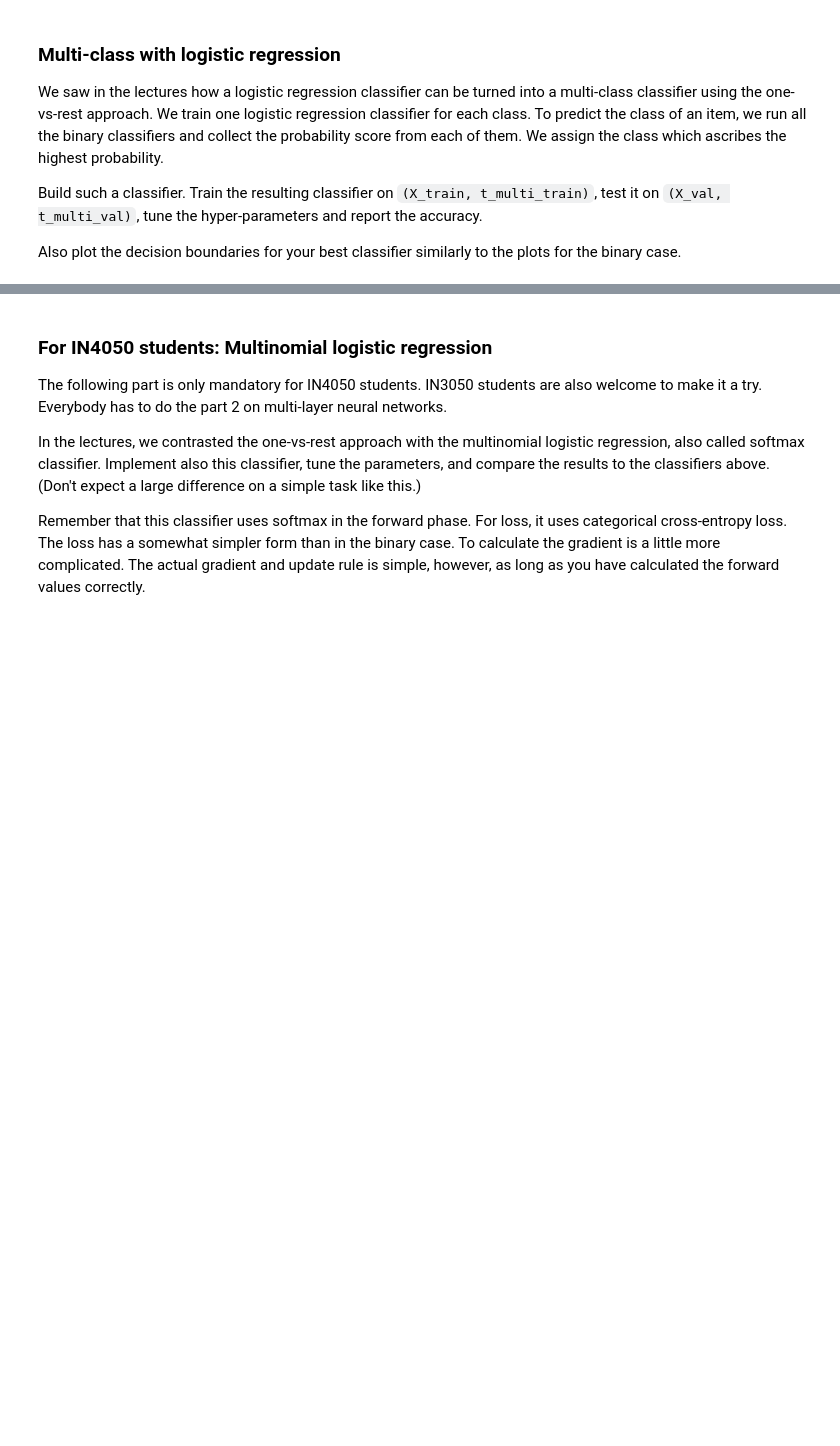
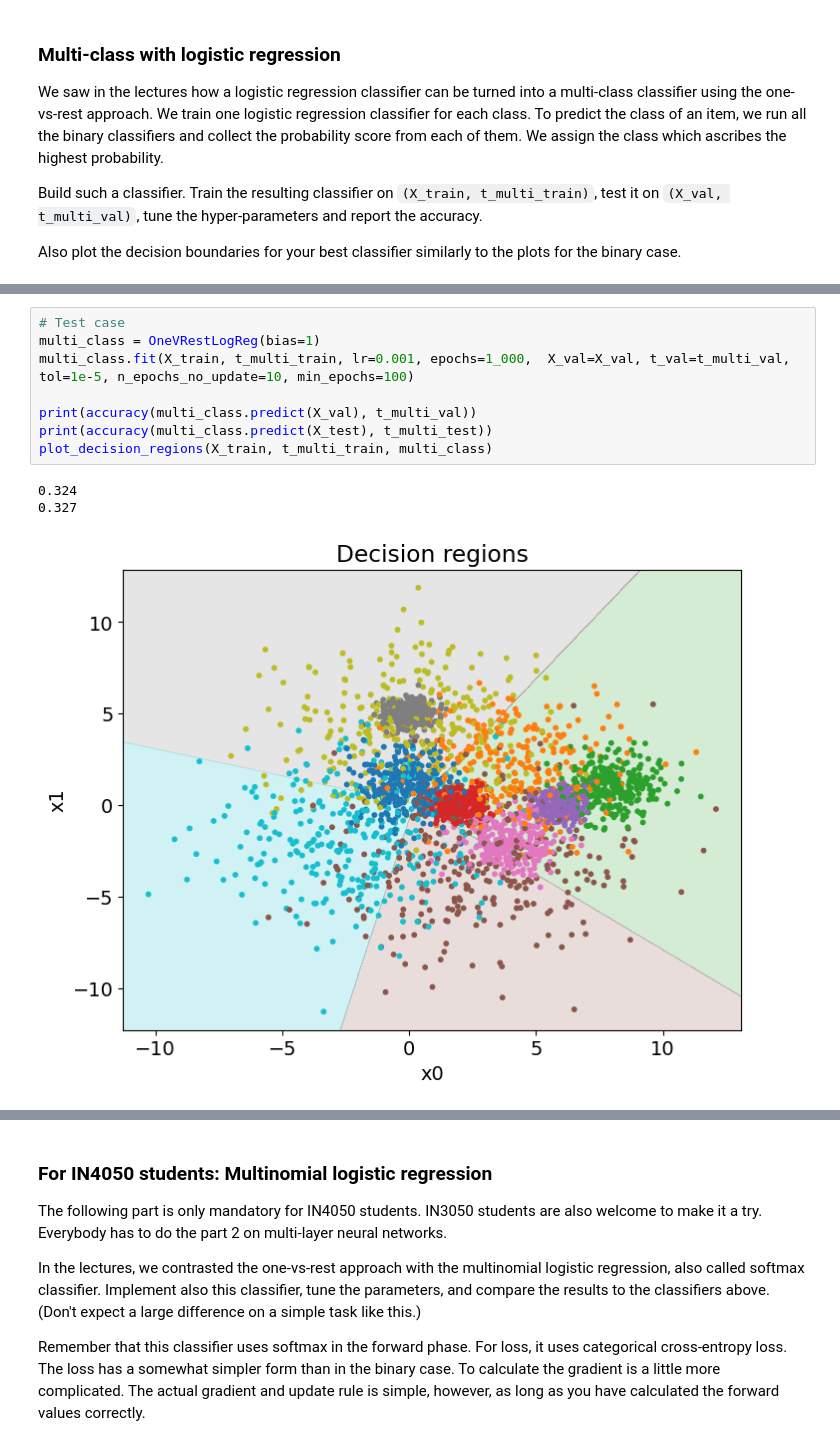
Before and after one commit to Oskar-Idland/IN4050-Introduction-to-Artificial-Intelligence-and-Machinelearing, a Jupyter notebook: Oblig2/in3050_in4050_2025_assignment_2.ipynb, the cells around one changed output, grey strips where cells are left out. Saved outputs shown, nothing was run; the diff lists cells and outputs as text; blank space fills up the shorter version.

Commit message:
Complete multi-class

```diff
--- a/Oblig2/in3050_in4050_2025_assignment_2.ipynb
+++ b/Oblig2/in3050_in4050_2025_assignment_2.ipynb
@@ -956,0 +1059,12 @@ Also plot the decision boundaries for your best classifier similarly to the plot
+# %%
+# Test case
+multi_class = OneVRestLogReg(bias=1)
+multi_class.fit(X_train, t_multi_train, lr=0.001, epochs=1_000,  X_val=X_val, t_val=t_multi_val, tol=1e-5, n_epochs_no_update=10, min_epochs=100)
+
+print(accuracy(multi_class.predict(X_val), t_multi_val))
+print(accuracy(multi_class.predict(X_test), t_multi_test))
+plot_decision_regions(X_train, t_multi_train, multi_class)
+# %% [output]
+0.324
+0.327
+[figure, added]
```
Also changed, not shown: parts of 4 cells of this notebook.
